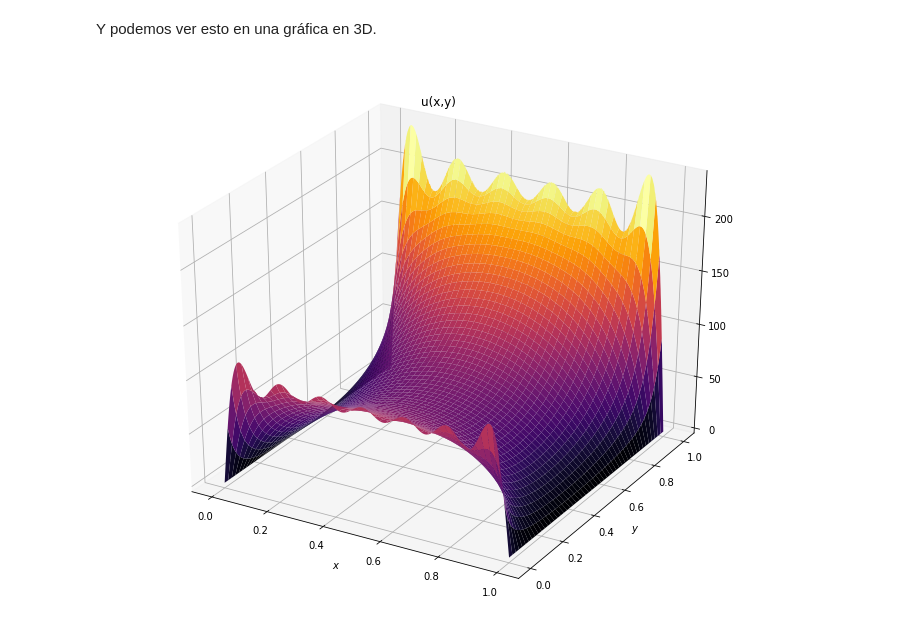
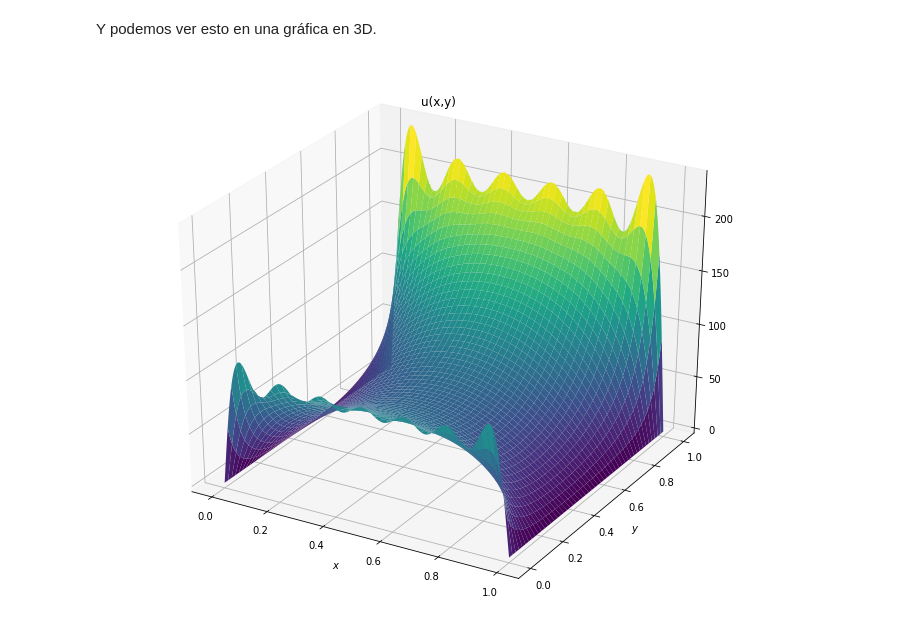
Before and after one commit to VianeyGuzmanG/EDPI, a Jupyter notebook: Notebooks/Ejercicio 1 Dirichlet.ipynb, the cells around one changed output. Cells and saved outputs as stored; diff of their text form; code cells hidden in the pictures.

```diff
--- a/Notebooks/Ejercicio 1 Dirichlet.ipynb
+++ b/Notebooks/Ejercicio 1 Dirichlet.ipynb
@@ -162,19 +162,19 @@ Y podemos ver esto en una gráfica en 3D.
 # %%
 #%matplotlib notebook
 from mpl_toolkits.mplot3d import Axes3D
 
 fig = plt.figure(figsize=(12,10))
 ax = fig.add_subplot(111, projection="3d")
 
 x = linspace(0,1.0,1000)
 t = linspace(0,1.0,1000)
 
 T,X = np.meshgrid(x,t)
 
 U = u_x_t1(x,t)
 
 plt.xlabel('$x$'); plt.ylabel('$y$');
 plt.title("u(x,y)")
-ax.plot_surface(X, T, U, cmap="inferno"); #Otros colores:"viridis", "inferno", "plasma"
+ax.plot_surface(X, T, U, cmap="viridis"); #Otros colores:"viridis", "inferno", "plasma"
 # %% [output]
-[figure, old version]
+[figure, new version]
```
